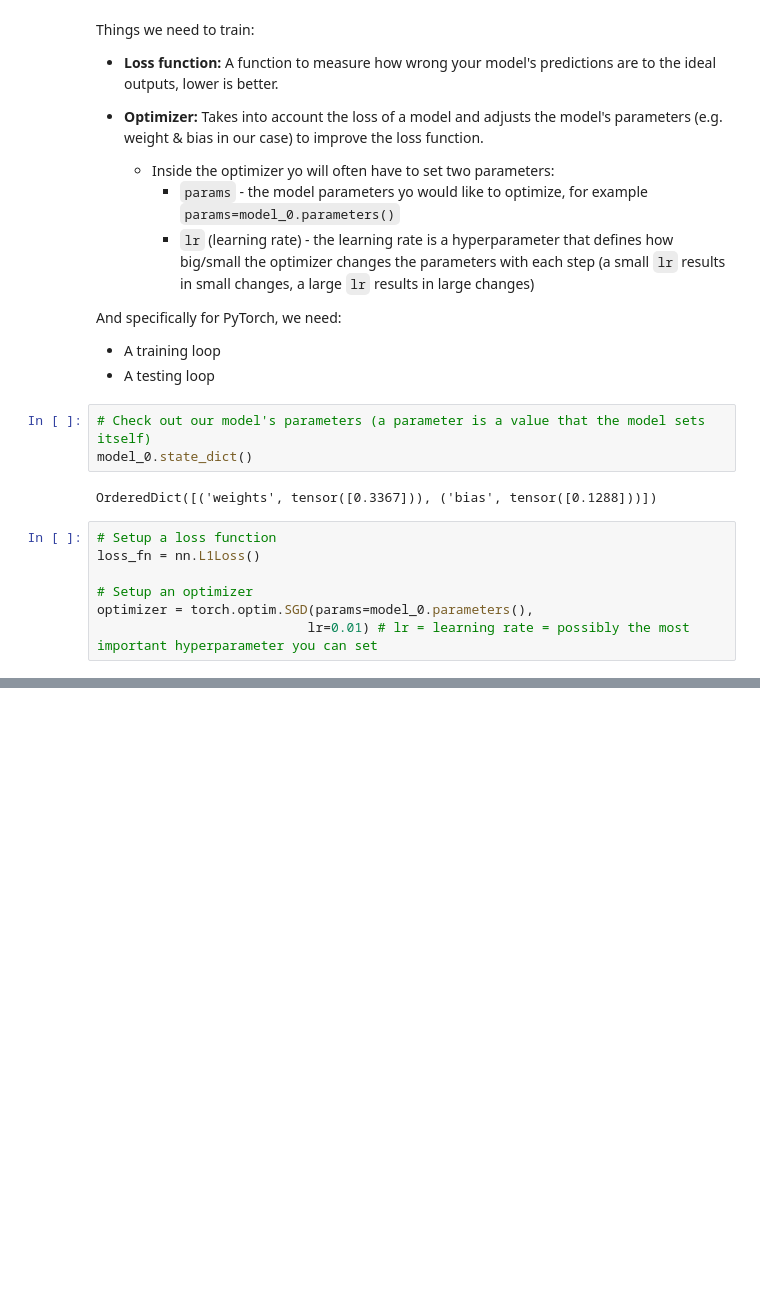
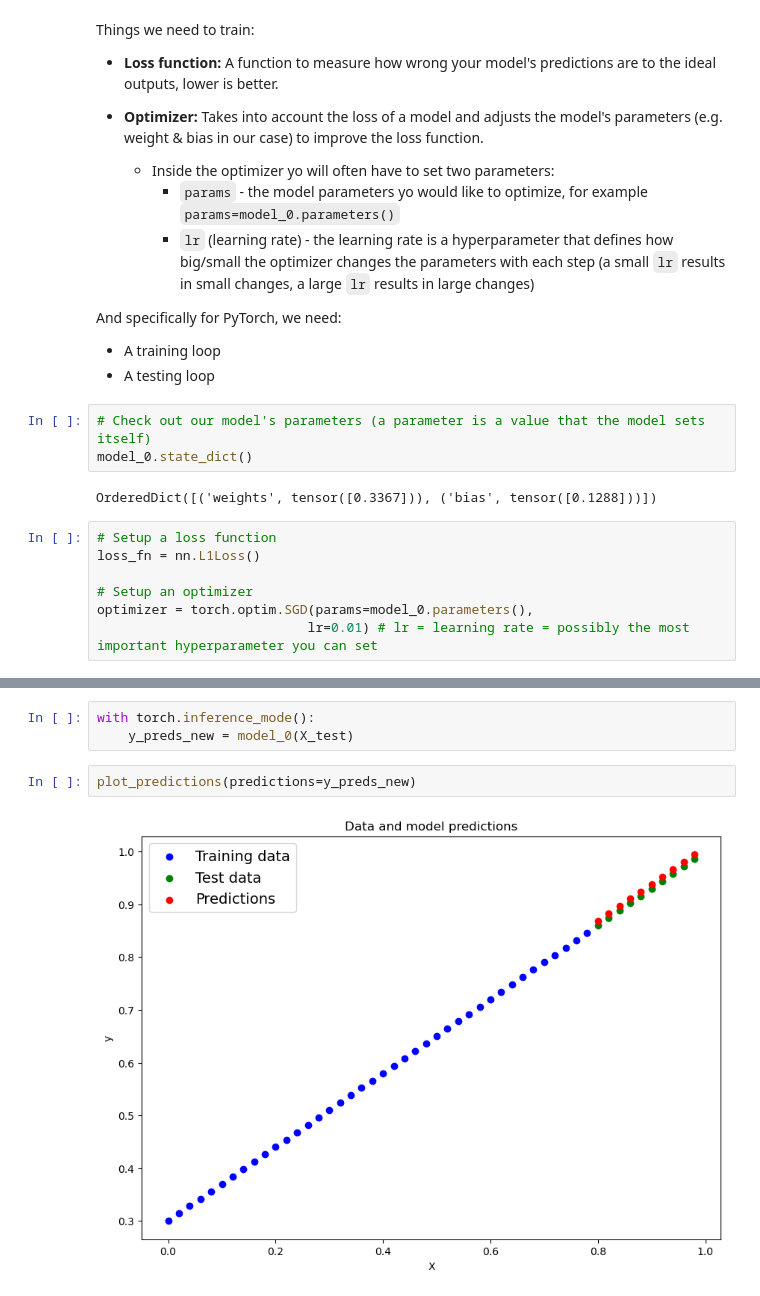
Before and after one commit to Alparslan-Tamer/pytorch-deep-learning, a Jupyter notebook: video_notebooks/01_pytorch_workflow_video.ipynb, the cells around one changed output, grey strips where cells are left out. Saved outputs shown, nothing was run; the diff lists cells and outputs as text; blank space fills up the shorter version.

```diff
--- a/video_notebooks/01_pytorch_workflow_video.ipynb
+++ b/video_notebooks/01_pytorch_workflow_video.ipynb
@@ -276,0 +367,7 @@ optimizer = torch.optim.SGD(params=model_0.parameters(),
+# %%
+with torch.inference_mode():
+    y_preds_new = model_0(X_test)
+# %%
+plot_predictions(predictions=y_preds_new)
+# %% [output]
+[figure, added]
```
Also changed, not shown: parts of 41 cells of this notebook, 5 other files.
